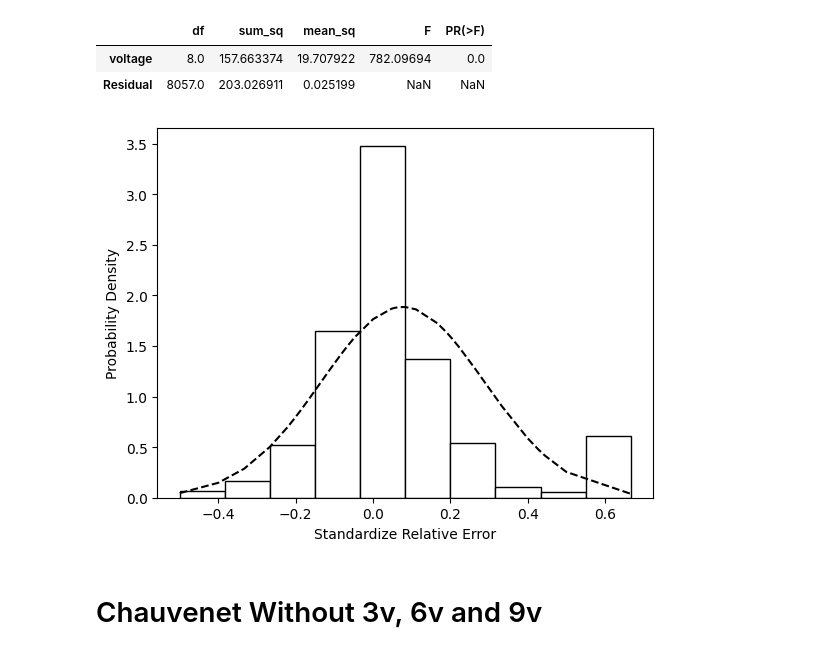
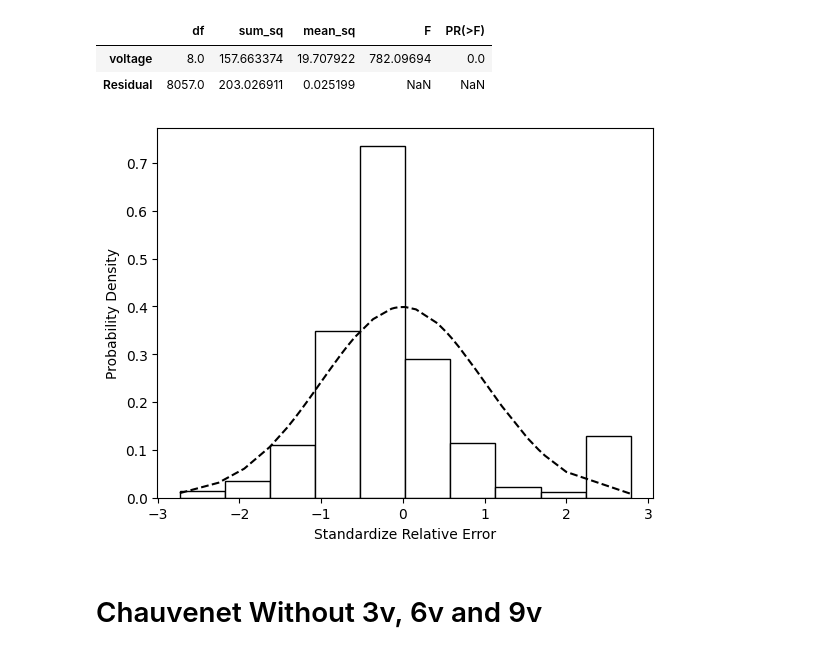
Before and after one commit to BiggusMaximus/Solar-Panel-Monitoring, a Jupyter notebook: Arduino-Bluetooth/2nd Approach/qqplot.ipynb, the cells around one changed output. Saved outputs shown, nothing was run; the diff lists cells and outputs as text; code cells hidden in the pictures.

```diff
--- a/Arduino-Bluetooth/2nd Approach/qqplot.ipynb
+++ b/Arduino-Bluetooth/2nd Approach/qqplot.ipynb
@@ -82,17 +162,15 @@ ANOVA_chauvenet
 |  | df | sum_sq | mean_sq | F | PR(>F) |
 | voltage | 8.0 | 157.663374 | 19.707922 | 782.09694 | 0.0 |
 | Residual | 8057.0 | 203.026911 | 0.025199 | NaN | NaN |
-# %%
-df_chauvenet = df_chauvenet.sort_values(by=['value'])
 # %%
-
-plt.plot(df_chauvenet['value'], stats.norm.pdf(df_chauvenet['value'], df_chauvenet['value'].mean(), df_chauvenet['value'].std()), color='k', linestyle='--')
-plt.hist(df_chauvenet['value'], density=True, edgecolor='k', color='w', bins=10)
+df_chauvenet['z-score'] = (df_chauvenet['value'] - df_chauvenet['value'].mean()) / df_chauvenet['value'].std()
+plt.plot(df_chauvenet['z-score'].sort_values(), stats.norm.pdf(df_chauvenet['z-score'].sort_values(), df_chauvenet['z-score'].mean(), df_chauvenet['z-score'].std()), color='k', linestyle='--')
+plt.hist(df_chauvenet['z-score'].sort_values(), density=True, edgecolor='k', color='w', bins=10)
 plt.xlabel('Standardize Relative Error')
 plt.ylabel('Probability Density')
 plt.savefig('../docs 2nd Approach/img/distribution_normal_remove_chauvenet.png')
 # %% [output]
-[figure, old version]
+[figure, new version]
 # %% [markdown]
 # Chauvenet Without 3v, 6v and 9v
 # %%
```
Also changed, not shown: parts of 8 cells of this notebook, 21 other files.
